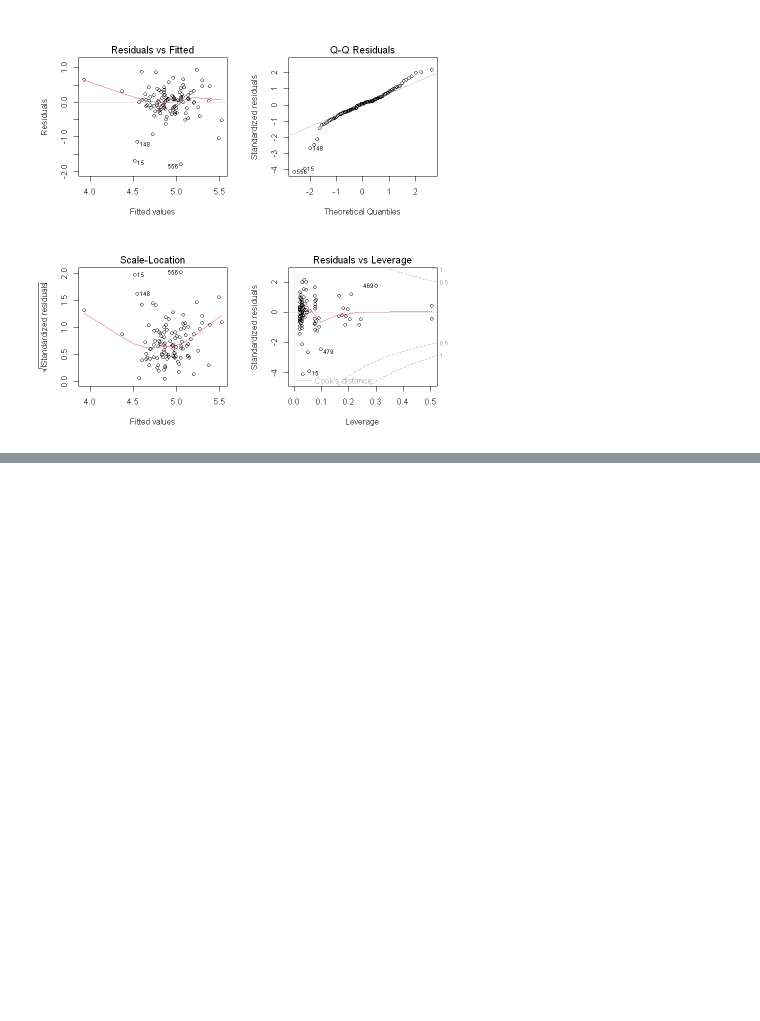
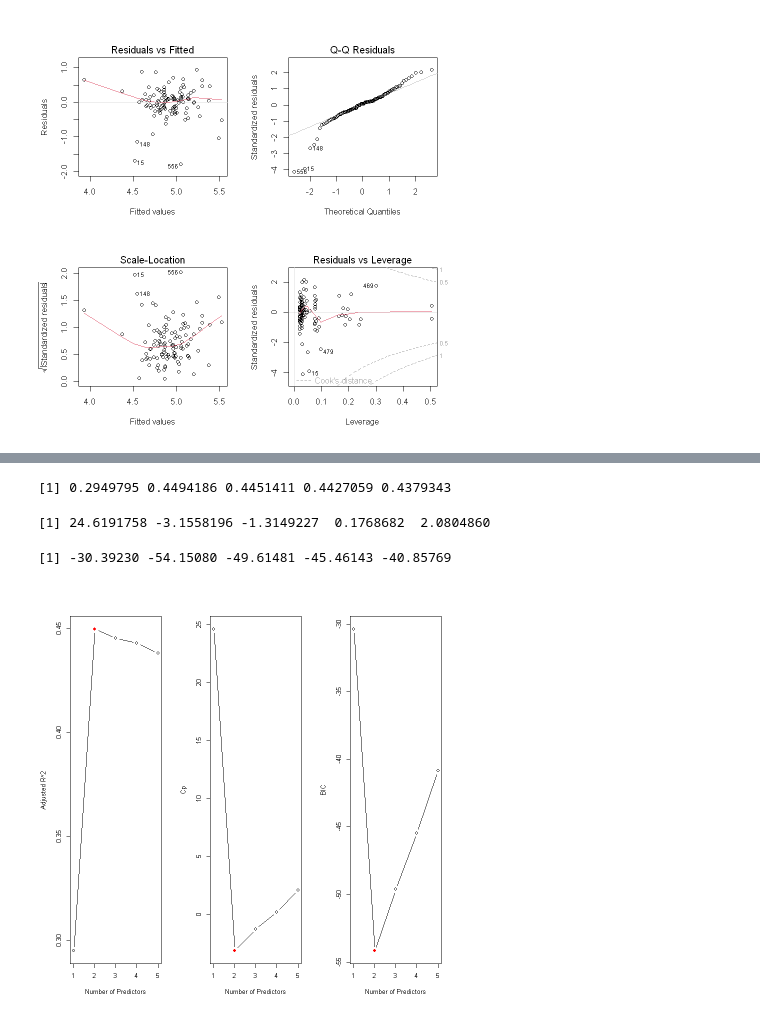
Before and after one commit to roleolatoluwalope-sudo/Data_Mining_project, a Jupyter notebook: project for data mining.ipynb, the cells around one changed output, grey strips where cells are left out. Drawn from its saved outputs; the diff is of its cells as text; code cells hidden in the pictures; blank space fills up the shorter version.

```diff
--- a/project for data mining.ipynb
+++ b/project for data mining.ipynb
@@ -90,12 +90,11 @@ print(paste("Number of rows:", num_rows))
 num_columns <- ncol(df)
 names(df)
 print(paste("Number of columns:", num_columns))
-cols <- c("Loan_ID","Gender","Married","Dependents","Education","Self_Employed","ApplicantIncome","CoapplicantIncome","LoanAmount","Loan_Amount_Term","Credit_History","Property_Area","Loan_Status")
+cols <- c("Loan_ID","Gender","Dependents","Education","Self_Employed","ApplicantIncome","CoapplicantIncome","LoanAmount","Loan_Amount_Term","Credit_History","Property_Area","Loan_Status")
 df[cols] <- lapply(df[cols], function(x) {
   x[x == 0] <- NA
   x
 })
-df1=na.omit(df)
 # %% [output]
 A data.frame: 6 × 5
 |  | Loan_ID | Gender | Married | Dependents | Education |
@@ -327,6 +326,10 @@ Warning message:
 "not plotting observations with leverage one:
   23, 61"
 [figure]
+# %%
+df1$Gender <- trimws(as.character(df1$Gender))
+df1$Gender[df1$Gender == ""] <- NA
+df1 <- df1[!is.na(df1$Gender), ]
 # %%
 set.seed(1)
 idx <- sample(seq_len(nrow(df1)), size = floor(0.8 * nrow(df1)))
@@ -341,0 +420,23 @@ ERROR: Error: object 'idx' not found
+# %%
+# fit subset selection
+aa=LoanAmount ~ Gender + Dependents + ApplicantIncome + CoapplicantIncome + Married
+fitt1 <- regsubsets(aa,data = df1,nvmax = 5)
+# summary of model selection stats
+fit_sum <- summary(fitt1)
+fit_sum$adjr2
+fit_sum$cp
+fit_sum$bic
+# %% [output]
+[1] 0.2949795 0.4494186 0.4451411 0.4427059 0.4379343
+[1] 24.6191758 -3.1558196 -1.3149227  0.1768682  2.0804860
+[1] -30.39230 -54.15080 -49.61481 -45.46143 -40.85769
+# %%
+par(mfrow = c(1, 3))
+plot(fit_sum$adjr2, type = "b", xlab = "Number of Predictors", ylab = "Adjusted R^2")
+points(which.max(fit_sum$adjr2), max(fit_sum$adjr2), col = "red", pch = 19)
+plot(fit_sum$cp, type = "b", xlab = "Number of Predictors", ylab = "Cp")
+points(which.min(fit_sum$cp), min(fit_sum$cp), col = "red", pch = 19)
+plot(fit_sum$bic, type = "b", xlab = "Number of Predictors", ylab = "BIC")
+points(which.min(fit_sum$bic), min(fit_sum$bic), col = "red", pch = 19)
+# %% [output]
+[figure, added]
```
Also changed, not shown: parts of 16 cells of this notebook.
